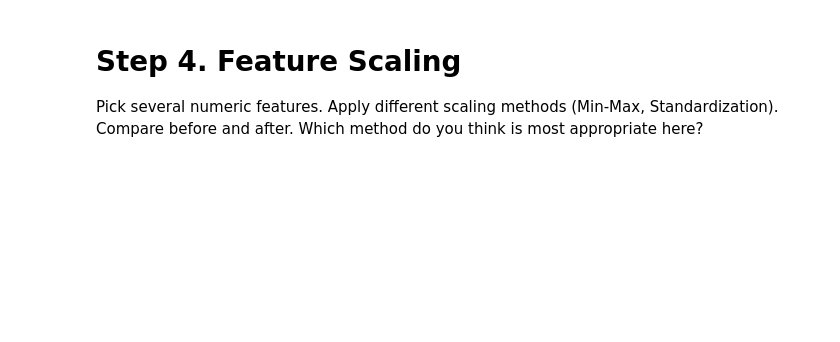
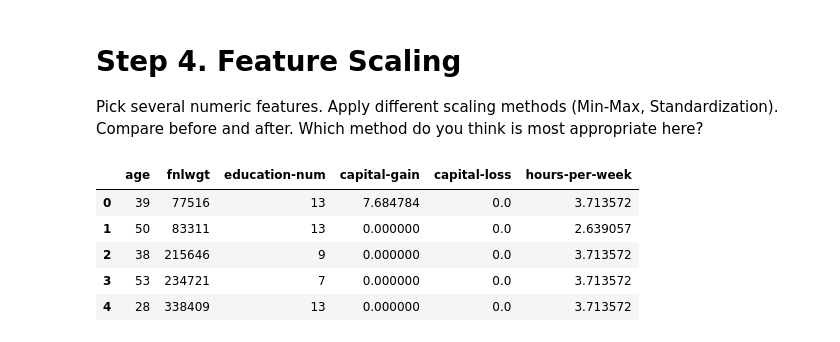
Before and after one commit to albertodiazdurana/Practice_DataScience, a Jupyter notebook: feature_preprocessing_task_w37.ipynb, the cells around one changed output. Cells and saved outputs as stored; diff of their text form; code cells hidden in the pictures; blank space fills up the shorter version.

```diff
--- a/feature_preprocessing_task_w37.ipynb
+++ b/feature_preprocessing_task_w37.ipynb
@@ -371,3 +382,14 @@ Pick several numeric features.
 Apply different scaling methods (Min-Max, Standardization).
 Compare before and after.
 Which method do you think is most appropriate here?
+# %%
+# pick numeric features
+X_num = df[num_cols]
+X_num.head()
+# %% [output]
+|  | age | fnlwgt | education-num | capital-gain | capital-loss | hours-per-week |
+| 0 | 39 | 77516 | 13 | 7.684784 | 0.0 | 3.713572 |
+| 1 | 50 | 83311 | 13 | 0.000000 | 0.0 | 2.639057 |
+| 2 | 38 | 215646 | 9 | 0.000000 | 0.0 | 3.713572 |
+| 3 | 53 | 234721 | 7 | 0.000000 | 0.0 | 3.713572 |
+| 4 | 28 | 338409 | 13 | 0.000000 | 0.0 | 3.713572 |
```
Also changed, not shown: parts of 7 cells of this notebook.
